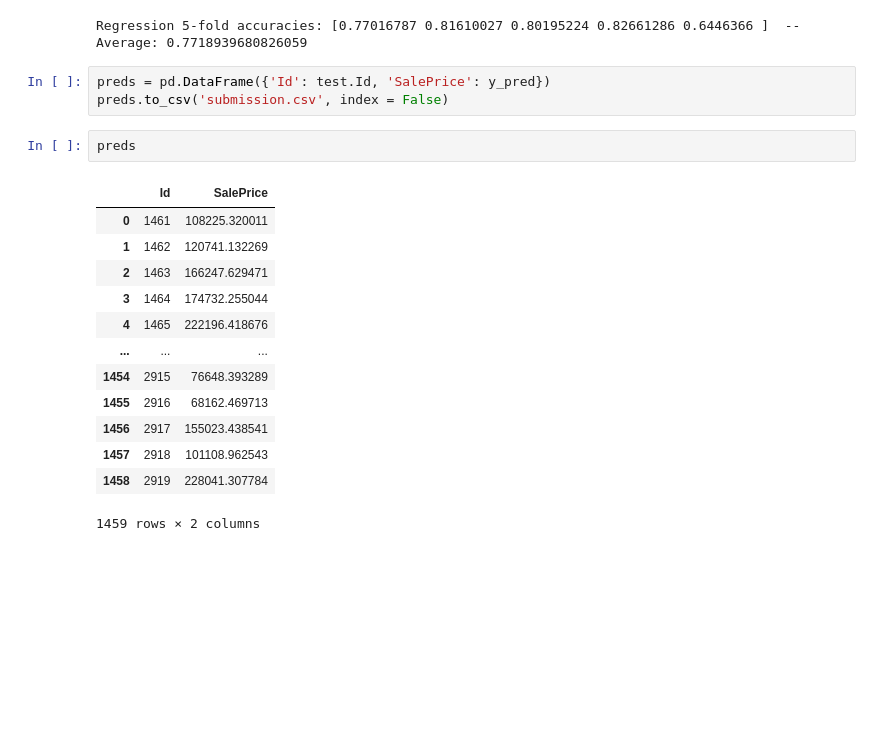
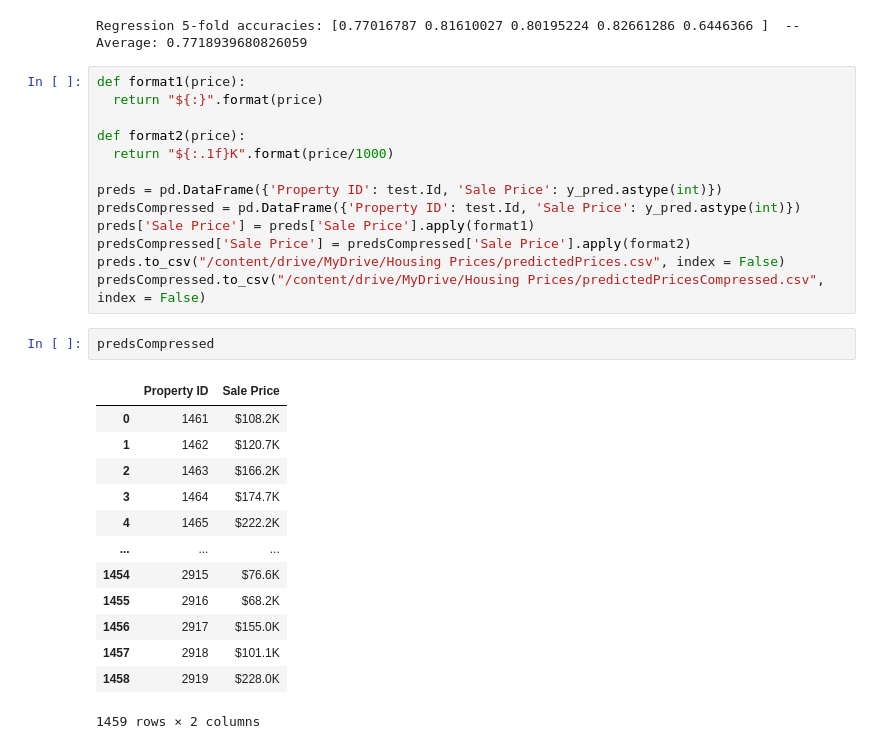
Before and after one commit to nikhilmsreedhar/HousePricePrediction, a Jupyter notebook: LinearRegression.ipynb, the cells around one changed output. Drawn from its saved outputs; the diff is of its cells as text; blank space fills up the shorter version.

```diff
--- a/LinearRegression.ipynb
+++ b/LinearRegression.ipynb
@@ -491,22 +471,32 @@ prediction = cross_val_score(linReg, x_train, y_train, cv=5)
 print("Regression 5-fold accuracies: " + str(prediction) + "  -- Average: " + str(np.average(prediction)))
 # %% [output]
 Regression 5-fold accuracies: [0.77016787 0.81610027 0.80195224 0.82661286 0.6446366 ]  -- Average: 0.7718939680826059
-# %%
-preds = pd.DataFrame({'Id': test.Id, 'SalePrice': y_pred})
-preds.to_csv('submission.csv', index = False)
-# %%
-preds
-# %% [output]
-|  | Id | SalePrice |
-| 0 | 1461 | 108225.320011 |
-| 1 | 1462 | 120741.132269 |
-| 2 | 1463 | 166247.629471 |
-| 3 | 1464 | 174732.255044 |
-| 4 | 1465 | 222196.418676 |
-| ... | ... | ... |
-| 1454 | 2915 | 76648.393289 |
-| 1455 | 2916 | 68162.469713 |
-| 1456 | 2917 | 155023.438541 |
-| 1457 | 2918 | 101108.962543 |
-| 1458 | 2919 | 228041.307784 |
-1459 rows × 2 columns
+# %%
+def format1(price):
+  return "${:}".format(price)
+
+def format2(price):
+  return "${:.1f}K".format(price/1000)
+
+preds = pd.DataFrame({'Property ID': test.Id, 'Sale Price': y_pred.astype(int)})
+predsCompressed = pd.DataFrame({'Property ID': test.Id, 'Sale Price': y_pred.astype(int)})
+preds['Sale Price'] = preds['Sale Price'].apply(format1)
+predsCompressed['Sale Price'] = predsCompressed['Sale Price'].apply(format2)
+preds.to_csv("/content/drive/MyDrive/Housing Prices/predictedPrices.csv", index = False)
+predsCompressed.to_csv("/content/drive/MyDrive/Housing Prices/predictedPricesCompressed.csv", index = False)
+# %%
+predsCompressed
+# %% [output]
+|  | Property ID | Sale Price |
+| 0 | 1461 | $108.2K |
+| 1 | 1462 | $120.7K |
+| 2 | 1463 | $166.2K |
+| 3 | 1464 | $174.7K |
+| 4 | 1465 | $222.2K |
+| ... | ... | ... |
+| 1454 | 2915 | $76.6K |
+| 1455 | 2916 | $68.2K |
+| 1456 | 2917 | $155.0K |
+| 1457 | 2918 | $101.1K |
+| 1458 | 2919 | $228.0K |
+1459 rows × 2 columns
```
Also changed, not shown: parts of 2 cells of this notebook.
